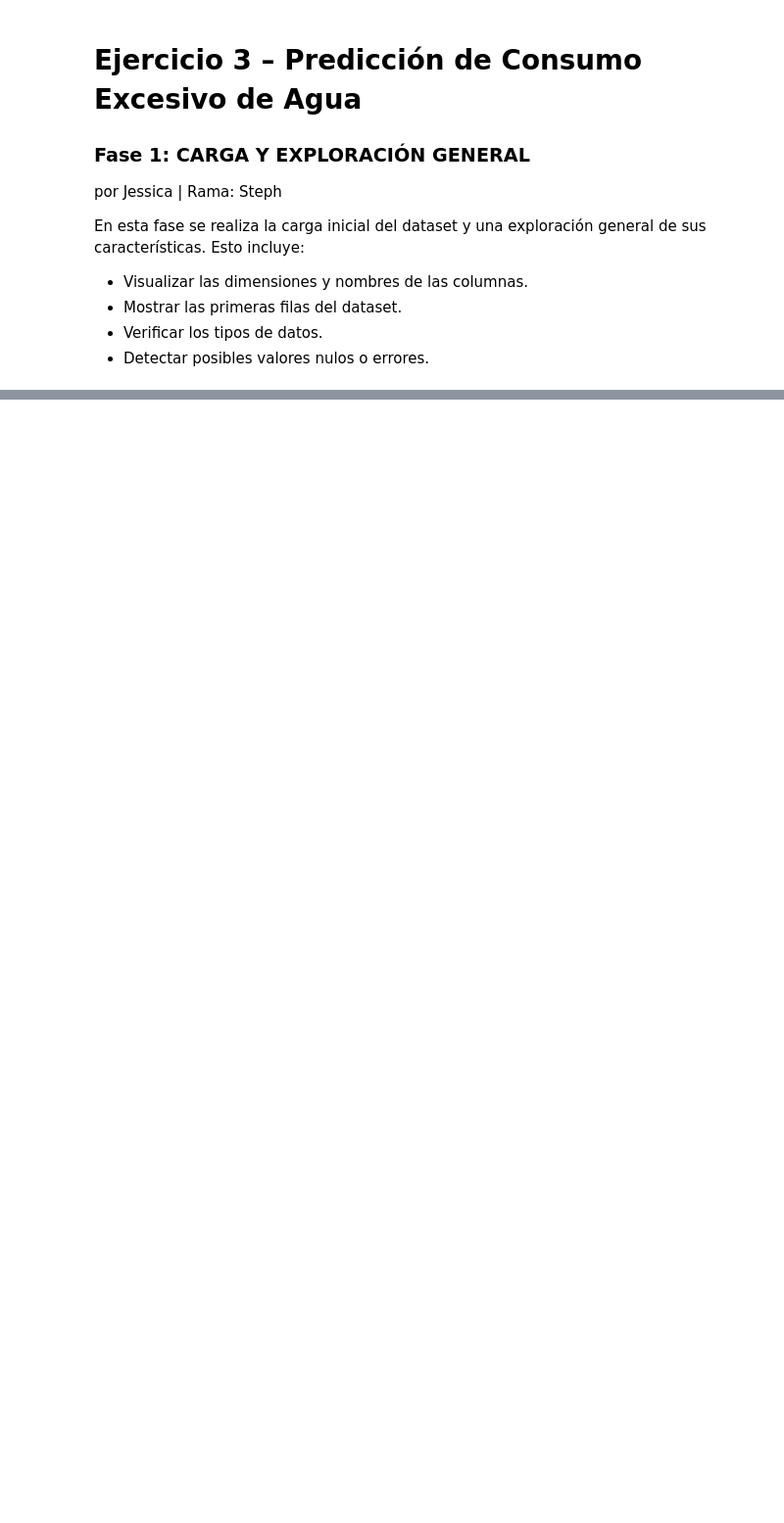
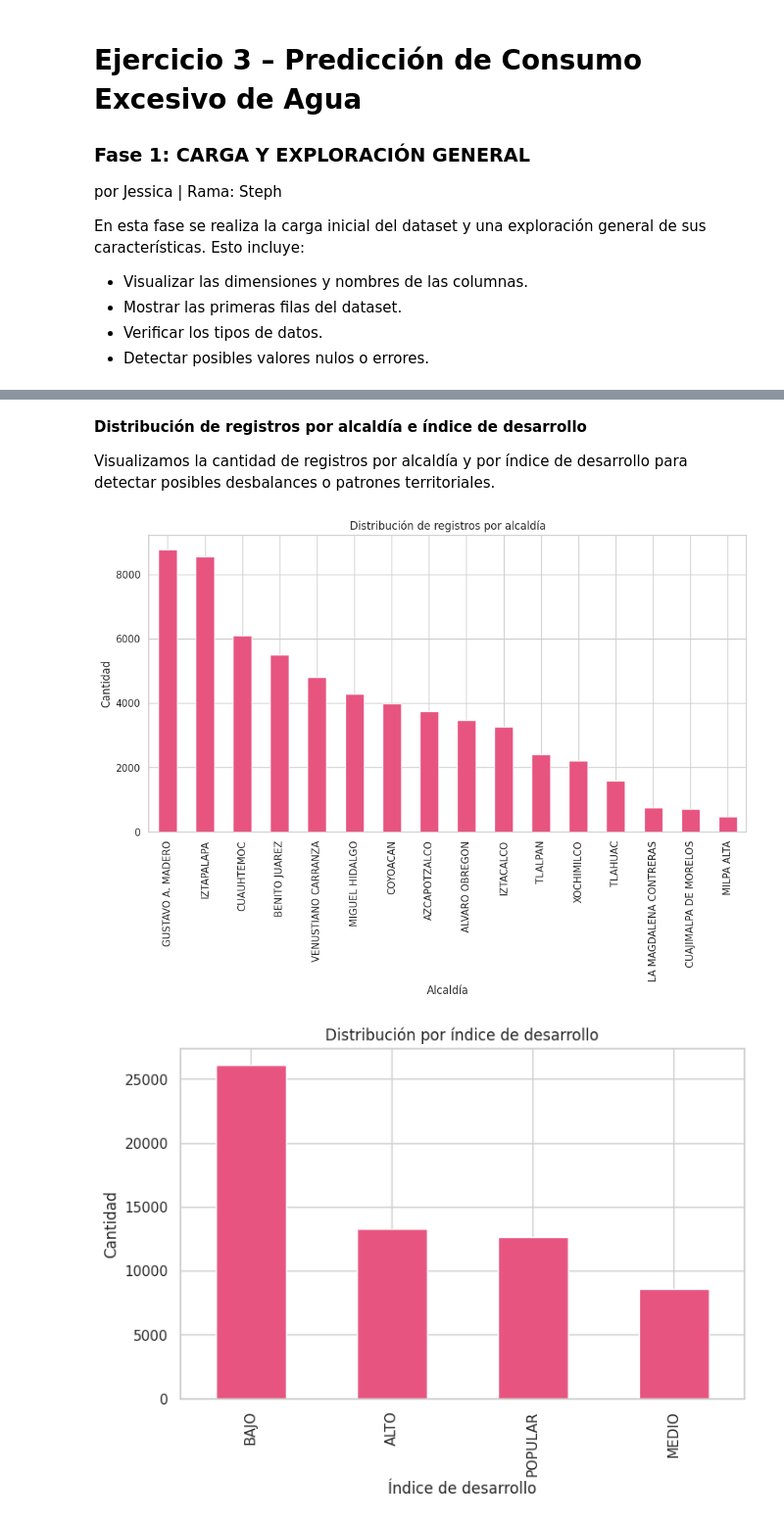
Before and after one commit to StephMonjaraz/multidomain-data-analysis, a Jupyter notebook: notebooks/03_consumo_agua.ipynb, the cells around one changed output, grey strips where cells are left out. Shown at 98% size. Cells and saved outputs as stored; diff of their text form; code cells hidden in the pictures; blank space fills up the shorter version.

```diff
--- a/notebooks/03_consumo_agua.ipynb
+++ b/notebooks/03_consumo_agua.ipynb
@@ -413,0 +111,18 @@ imblearn: 0.13.0
+# %%
+# Copia de seguridad del dataframe original
+df_limpio = df.copy()
+
+# 1. Eliminar filas duplicadas
+duplicados = df_limpio.duplicated().sum()
+print(f"Número de filas duplicadas eliminadas: {duplicados}")
+df_limpio = df_limpio.drop_duplicates()
+
+# 2. Eliminar filas con valores nulos en columnas clave
+columnas_con_nulos = ['consumo_total_mixto', 'consumo_prom_dom', 'consumo_total_dom',
+                      'consumo_prom_mixto', 'colonia', 'alcaldia']
+nulos_antes = df_limpio[columnas_con_nulos].isnull().sum().sum()
+print(f"Número total de valores nulos eliminados en columnas clave: {nulos_antes}")
+df_limpio = df_limpio.dropna(subset=columnas_con_nulos)
+
+# 3. Mostrar nuevas dimensiones del dataframe limpio
+print(f"Dimensiones del dataframe después de limpieza: {df_limpio.shape}")
@@ -413,0 +166,7 @@ imblearn: 0.13.0
+# %%
+# Conversión de fecha
+df_limpio['fecha_referencia'] = pd.to_datetime(df_limpio['fecha_referencia'], errors='coerce')
+
+# Verificación final de tipos
+print("Tipos de datos tras conversión:\n")
+print(df_limpio.dtypes)
@@ -413,0 +264,25 @@ imblearn: 0.13.0
+# %% [markdown]
+**Distribución de registros por alcaldía e índice de desarrollo**
+
+Visualizamos la cantidad de registros por alcaldía y por índice de desarrollo para detectar posibles desbalances o patrones territoriales.
+# %%
+# Distribución por alcaldía
+if 'alcaldia' in df_limpio.columns:
+    plt.figure(figsize=(12,6))
+    df_limpio['alcaldia'].value_counts().plot(kind='bar', color="#e75480")
+    plt.title('Distribución de registros por alcaldía')
+    plt.ylabel('Cantidad')
+    plt.xlabel('Alcaldía')
+    plt.show()
+
+# Distribución por índice de desarrollo
+if 'indice_des' in df_limpio.columns:
+    plt.figure(figsize=(8,5))
+    df_limpio['indice_des'].value_counts().plot(kind='bar', color="#e75480")
+    plt.title('Distribución por índice de desarrollo')
+    plt.ylabel('Cantidad')
+    plt.xlabel('Índice de desarrollo')
+    plt.show()
+# %% [output]
+[figure, added]
+[figure, added]
```
Also changed, not shown: parts of 54 cells of this notebook.
